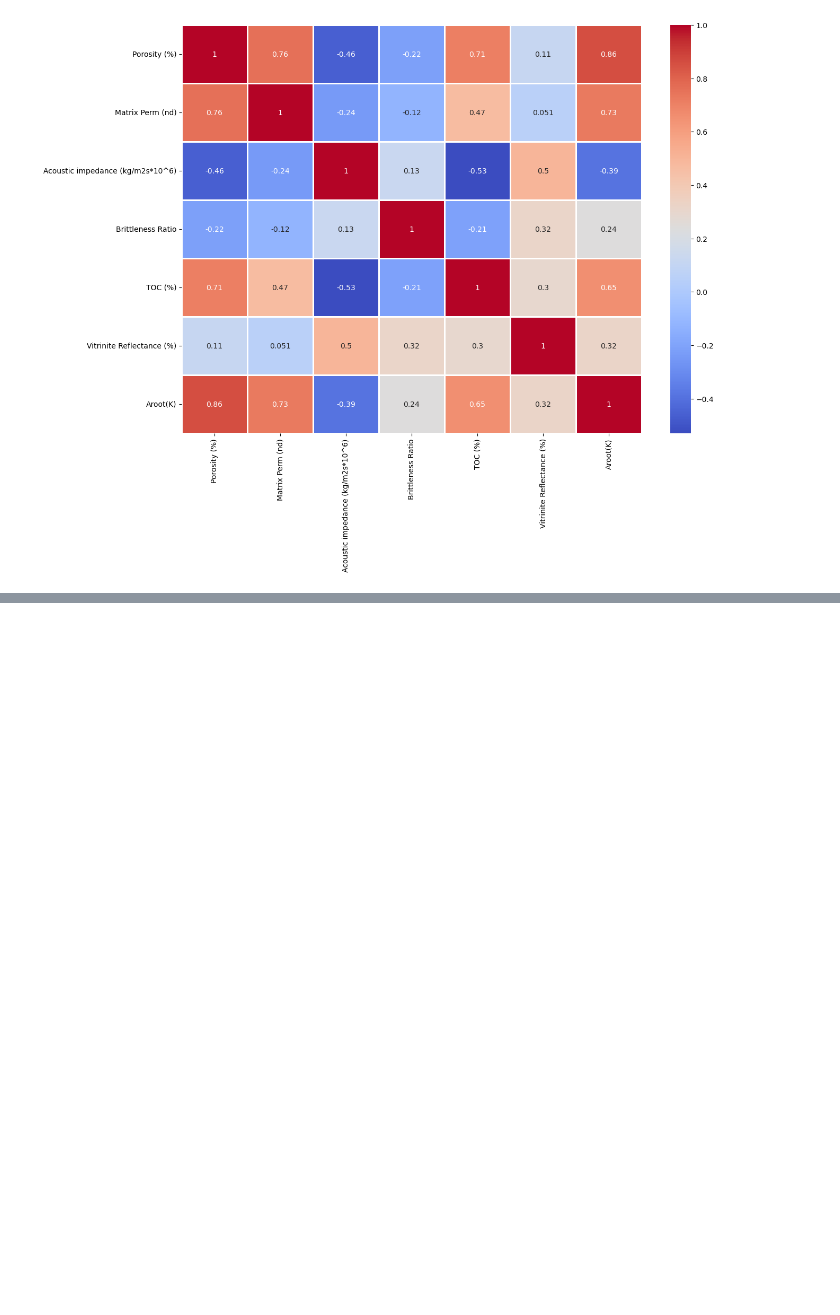
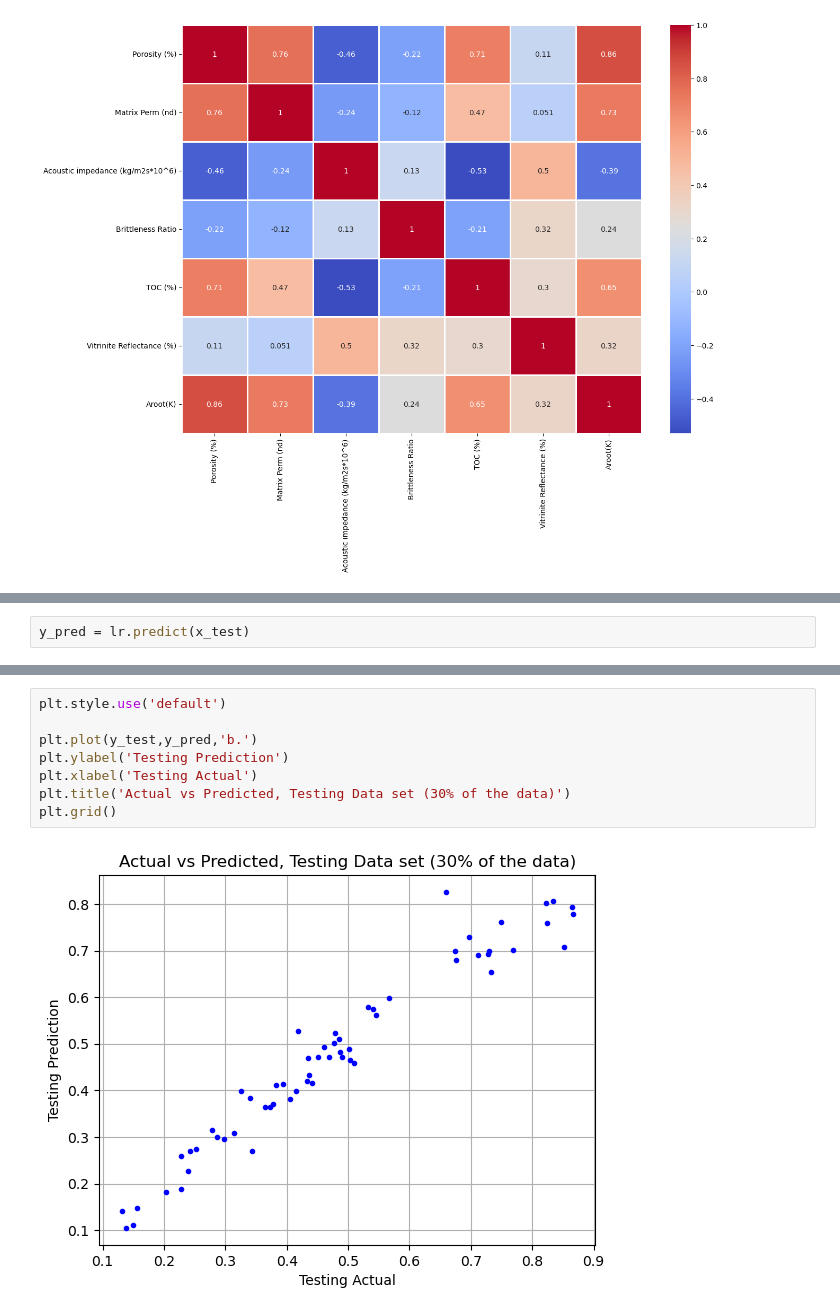
Before and after one commit to SethDwumah/Petroleum_DS-ML, a Jupyter notebook: Multi-Linear Regression --Geologic dataset.ipynb, the cells around one changed output, grey strips where cells are left out. Drawn from its saved outputs; the diff is of its cells as text; blank space fills up the shorter version.

```diff
--- a/Multi-Linear Regression --Geologic dataset.ipynb
+++ b/Multi-Linear Regression --Geologic dataset.ipynb
@@ -94,0 +160,2 @@ sns.heatmap(data.corr(), lw=2, annot=True, cmap='coolwarm')
+# %%
+y_pred = lr.predict(x_test)
@@ -94,0 +196,10 @@ sns.heatmap(data.corr(), lw=2, annot=True, cmap='coolwarm')
+# %%
+plt.style.use('default')
+
+plt.plot(y_test,y_pred,'b.')
+plt.ylabel('Testing Prediction')
+plt.xlabel('Testing Actual')
+plt.title('Actual vs Predicted, Testing Data set (30% of the data)')
+plt.grid()
+# %% [output]
+[figure, added]
```
Also changed, not shown: parts of 30 cells of this notebook.
